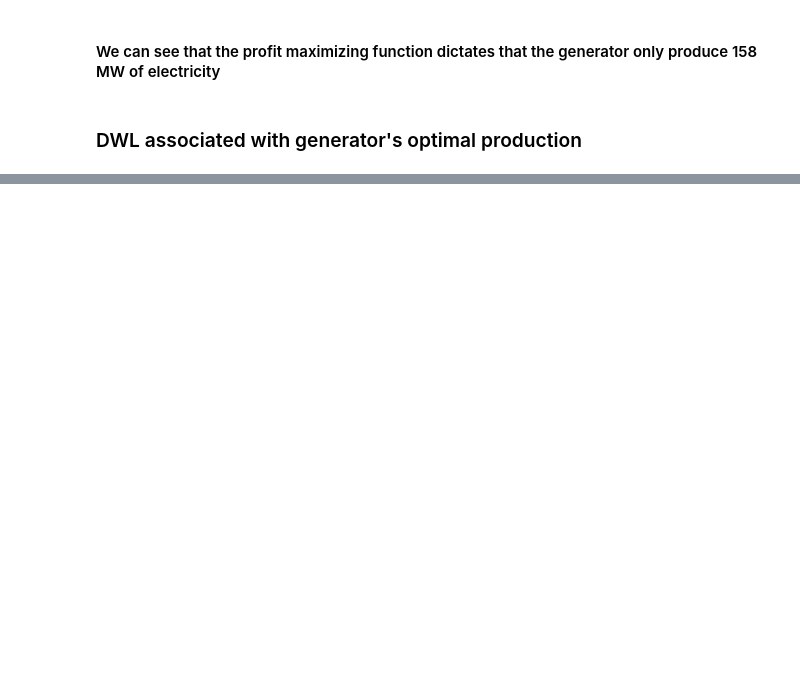
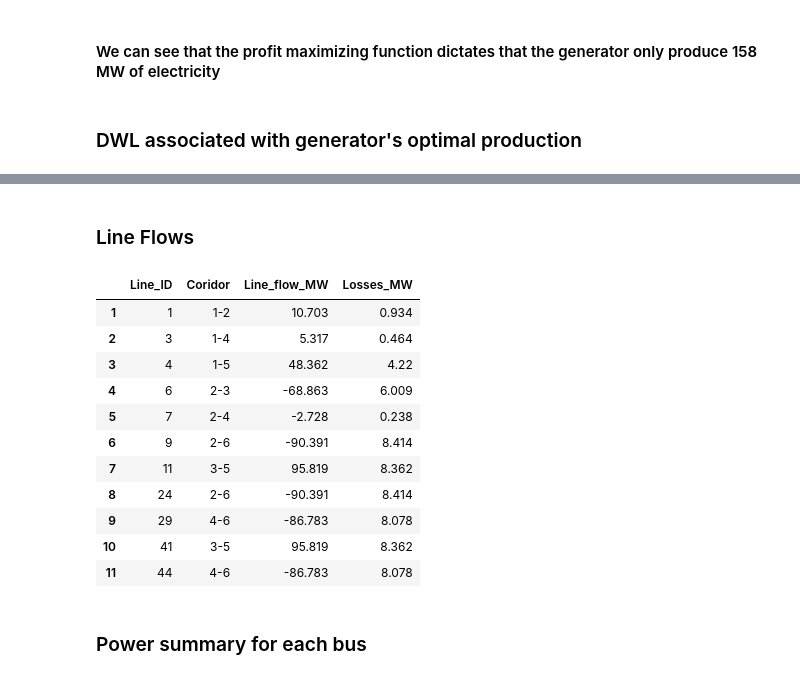
Before and after one commit to coquetm/CMiE-2017-Manuel-Coquet, a Jupyter notebook: Manuel_Coquet_Final_Project.ipynb, the cells around one changed output, grey strips where cells are left out. Drawn from its saved outputs; the diff is of its cells as text; code cells hidden in the pictures; blank space fills up the shorter version.

```diff
--- a/Manuel_Coquet_Final_Project.ipynb
+++ b/Manuel_Coquet_Final_Project.ipynb
@@ -1153,0 +1288,23 @@ scatter!([gen_opt_P+3], [14_500], series_annotations = ["DWL = $gen_opt_DWL doll
+# %%
+# line data
+C1 = [1,1,1,1,1,2,2,2,2,3,3,3,4,4,5]
+C2 = [2,3,4,5,6,3,4,5,6,4,5,6,5,6,6]
+
+# resized line data vectors (45-long vectors)
+Line_ID_jump = 1:45
+Corridor_jump = [Corridor;Corridor;Corridor]
+lcost_jump = [Line_cost;Line_cost;Line_cost]
+Capacity_MW_jump = [Capacity_MW;Capacity_MW;Capacity_MW]
+C1_jump = [C1;C1;C1]
+C2_jump = [C2;C2;C2]
+
+# NPV factor for 20 years with 10% discount rate to make fixed and operating costs compareable
+df = 0.0
+for i = 1:20
+    df += 1/(1.1)^i
+end
+fy = 1/df
+
+# bus data
+generators = [1,3,6]
+loads = [2,4,5];
@@ -1153,0 +1670,2 @@ scatter!([gen_opt_P+3], [14_500], series_annotations = ["DWL = $gen_opt_DWL doll
+# %%
+(W_jump_lp, pg_jump_lp, qst_jump_lp, qst_jump_lp, fst_jump_lp, line_costs_jump_lp, obj_lp) = MILP();
@@ -1153,0 +1674,5 @@ scatter!([gen_opt_P+3], [14_500], series_annotations = ["DWL = $gen_opt_DWL doll
+# %%
+lp_lines = find(W_jump_lp[1:end])
+lp_new_lines = setdiff(lp_lines,Ex_ID)
+n_lines_DC_w_loss = size(lp_new_lines)[1]
+println("the number of new lines required is $n_lines_DC_w_loss")
@@ -1153,0 +1698,20 @@ scatter!([gen_opt_P+3], [14_500], series_annotations = ["DWL = $gen_opt_DWL doll
+# %% [markdown]
+### Line Flows
+# %%
+DataFrame(Line_ID = Line_ID_jump[lp_lines], Coridor = Corridor_jump[lp_lines],
+    Line_flow_MW = round(fst_jump_lp[lp_lines],3), Losses_MW = round(qst_jump_lp[lp_lines],3))
+# %% [output]
+|  | Line_ID | Coridor | Line_flow_MW | Losses_MW |
+| 1 | 1 | 1-2 | 10.703 | 0.934 |
+| 2 | 3 | 1-4 | 5.317 | 0.464 |
+| 3 | 4 | 1-5 | 48.362 | 4.22 |
+| 4 | 6 | 2-3 | -68.863 | 6.009 |
+| 5 | 7 | 2-4 | -2.728 | 0.238 |
+| 6 | 9 | 2-6 | -90.391 | 8.414 |
+| 7 | 11 | 3-5 | 95.819 | 8.362 |
+| 8 | 24 | 2-6 | -90.391 | 8.414 |
+| 9 | 29 | 4-6 | -86.783 | 8.078 |
+| 10 | 41 | 3-5 | 95.819 | 8.362 |
+| 11 | 44 | 4-6 | -86.783 | 8.078 |
+# %% [markdown]
+### Power summary for each bus
```
Also changed, not shown: parts of 70 cells of this notebook, 2 other files.
